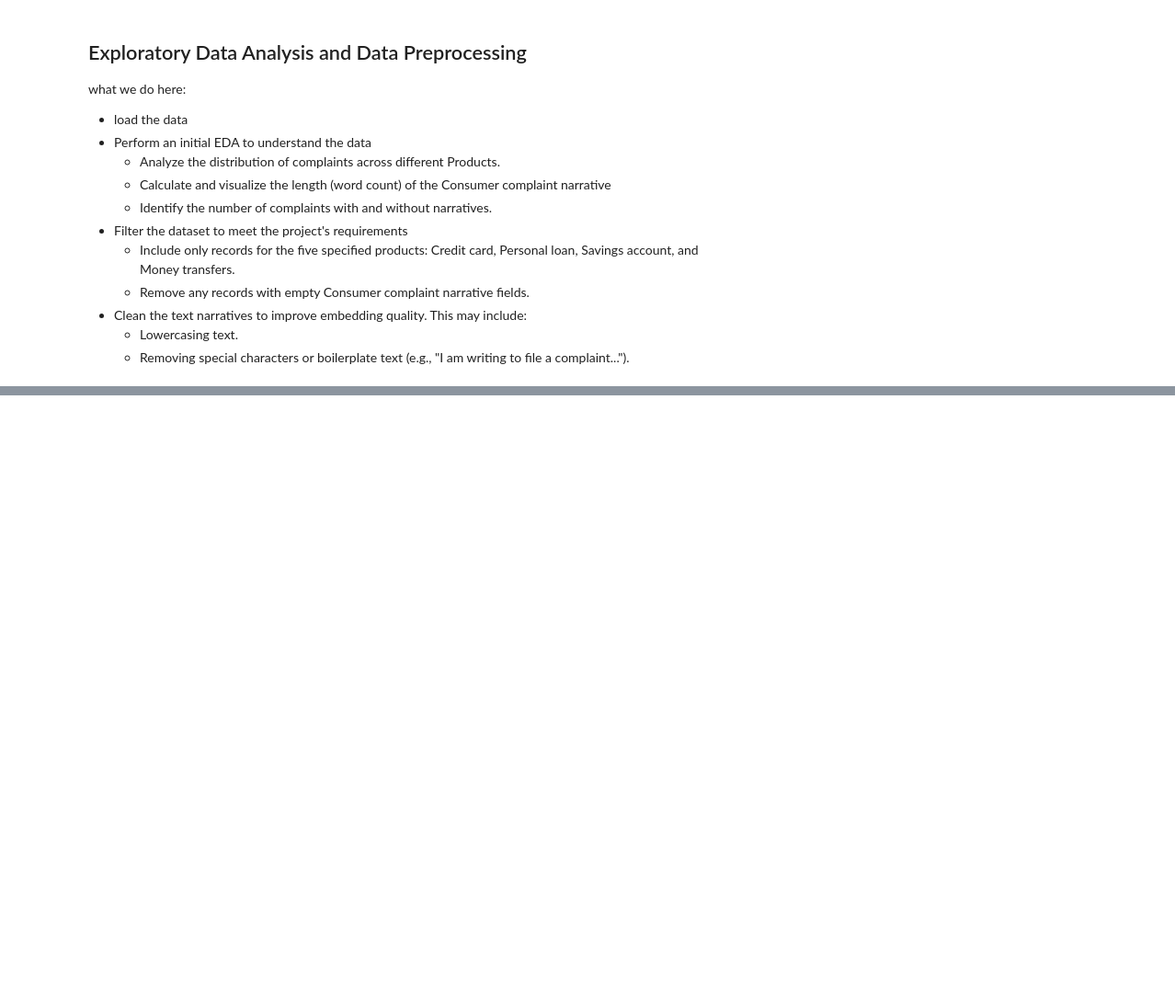
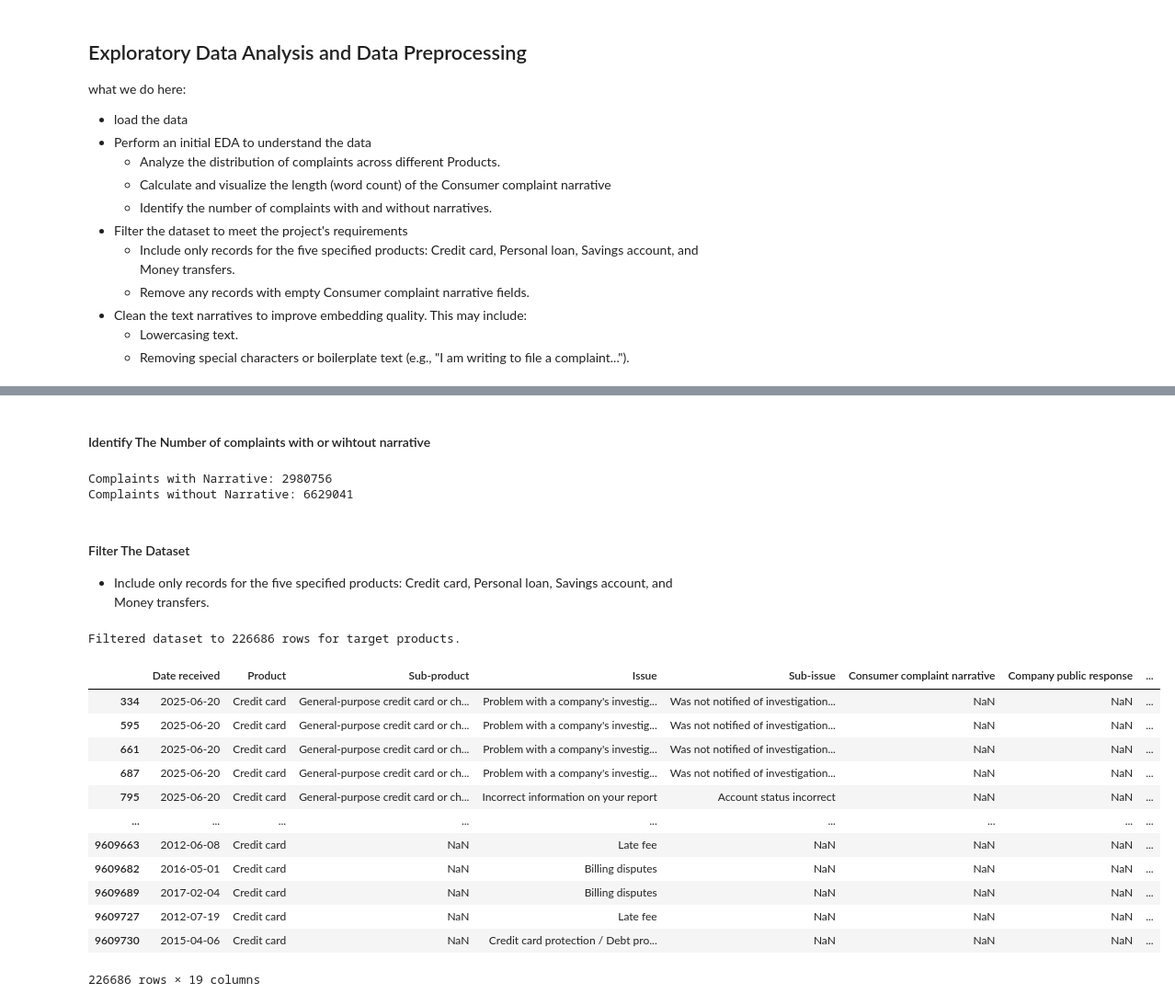
Before and after one commit to Kidist-c/rag-complaint-chatbot, a Jupyter notebook: notebooks/eda.ipynb, the cells around one changed output, grey strips where cells are left out. Shown at 92% size. Drawn from its saved outputs; the diff is of its cells as text; code cells hidden in the pictures; blank space fills up the shorter version.

```diff
--- a/notebooks/eda.ipynb
+++ b/notebooks/eda.ipynb
@@ -27,0 +110,27 @@ df.head()
+# %% [markdown]
+#### Identify The Number of complaints with or wihtout narrative
+# %%
+processer.narrative_presence_stats()
+# %% [output]
+Complaints with Narrative: 2980756
+Complaints without Narrative: 6629041
+# %% [markdown]
+#### Filter The Dataset
+* Include only records for the five specified products: Credit card, Personal loan, Savings account, and Money transfers.
+# %%
+processer.filter_product()
+# %% [output]
+Filtered dataset to 226686 rows for target products.
+|  | Date received | Product | Sub-product | Issue | Sub-issue | Consumer complaint narrative | Company public response | ... |
+| 334 | 2025-06-20 | Credit card | General-purpose credit card or ch... | Problem with a company's investig... | Was not notified of investigation... | NaN | NaN | ... |
+| 595 | 2025-06-20 | Credit card | General-purpose credit card or ch... | Problem with a company's investig... | Was not notified of investigation... | NaN | NaN | ... |
+| 661 | 2025-06-20 | Credit card | General-purpose credit card or ch... | Problem with a company's investig... | Was not notified of investigation... | NaN | NaN | ... |
+| 687 | 2025-06-20 | Credit card | General-purpose credit card or ch... | Problem with a company's investig... | Was not notified of investigation... | NaN | NaN | ... |
+| 795 | 2025-06-20 | Credit card | General-purpose credit card or ch... | Incorrect information on your report | Account status incorrect | NaN | NaN | ... |
+| ... | ... | ... | ... | ... | ... | ... | ... | ... |
+| 9609663 | 2012-06-08 | Credit card | NaN | Late fee | NaN | NaN | NaN | ... |
+| 9609682 | 2016-05-01 | Credit card | NaN | Billing disputes | NaN | NaN | NaN | ... |
+| 9609689 | 2017-02-04 | Credit card | NaN | Billing disputes | NaN | NaN | NaN | ... |
+| 9609727 | 2012-07-19 | Credit card | NaN | Late fee | NaN | NaN | NaN | ... |
+| 9609730 | 2015-04-06 | Credit card | NaN | Credit card protection / Debt pro... | NaN | NaN | NaN | ... |
+226686 rows × 19 columns
```
Also changed, not shown: parts of 23 cells of this notebook, 1 other file.
